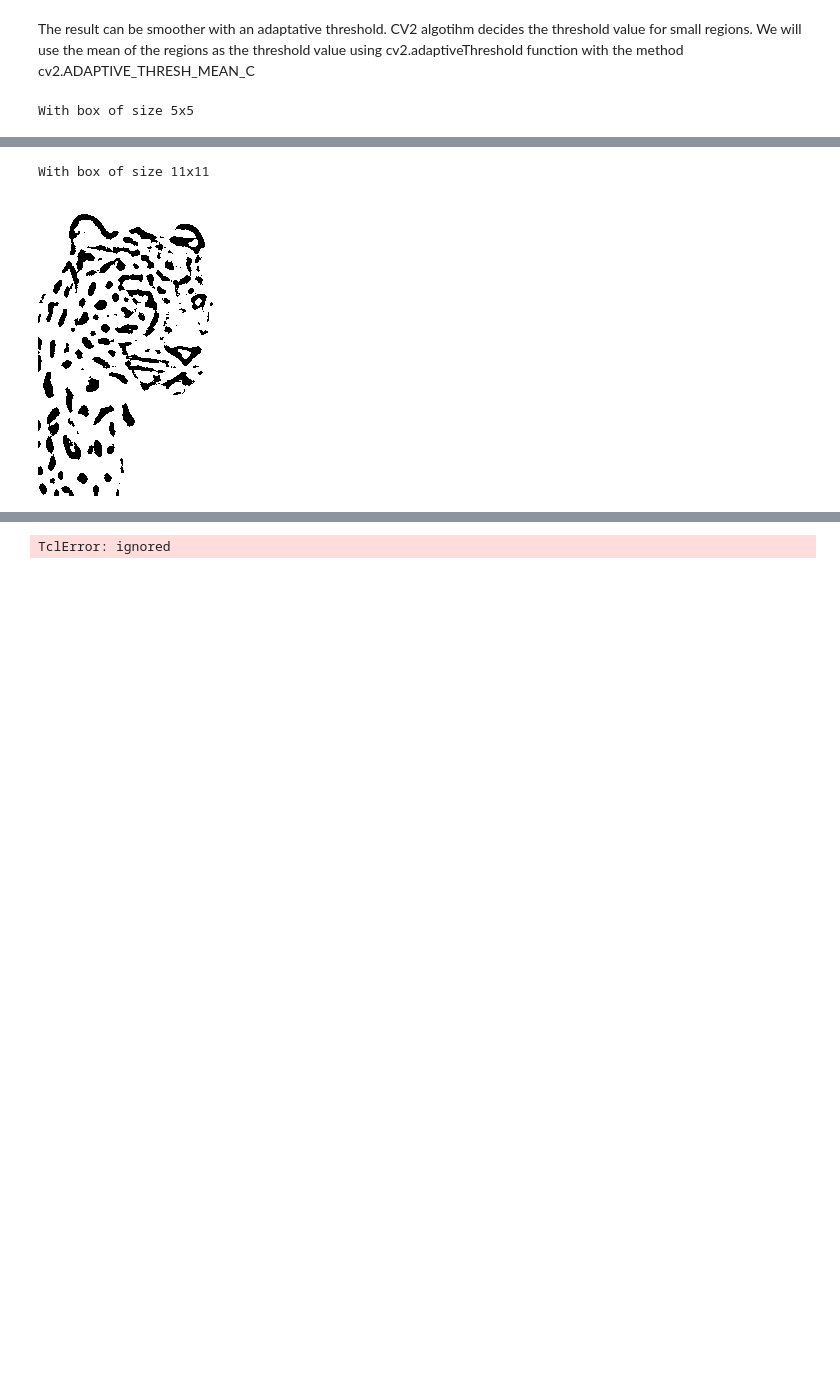
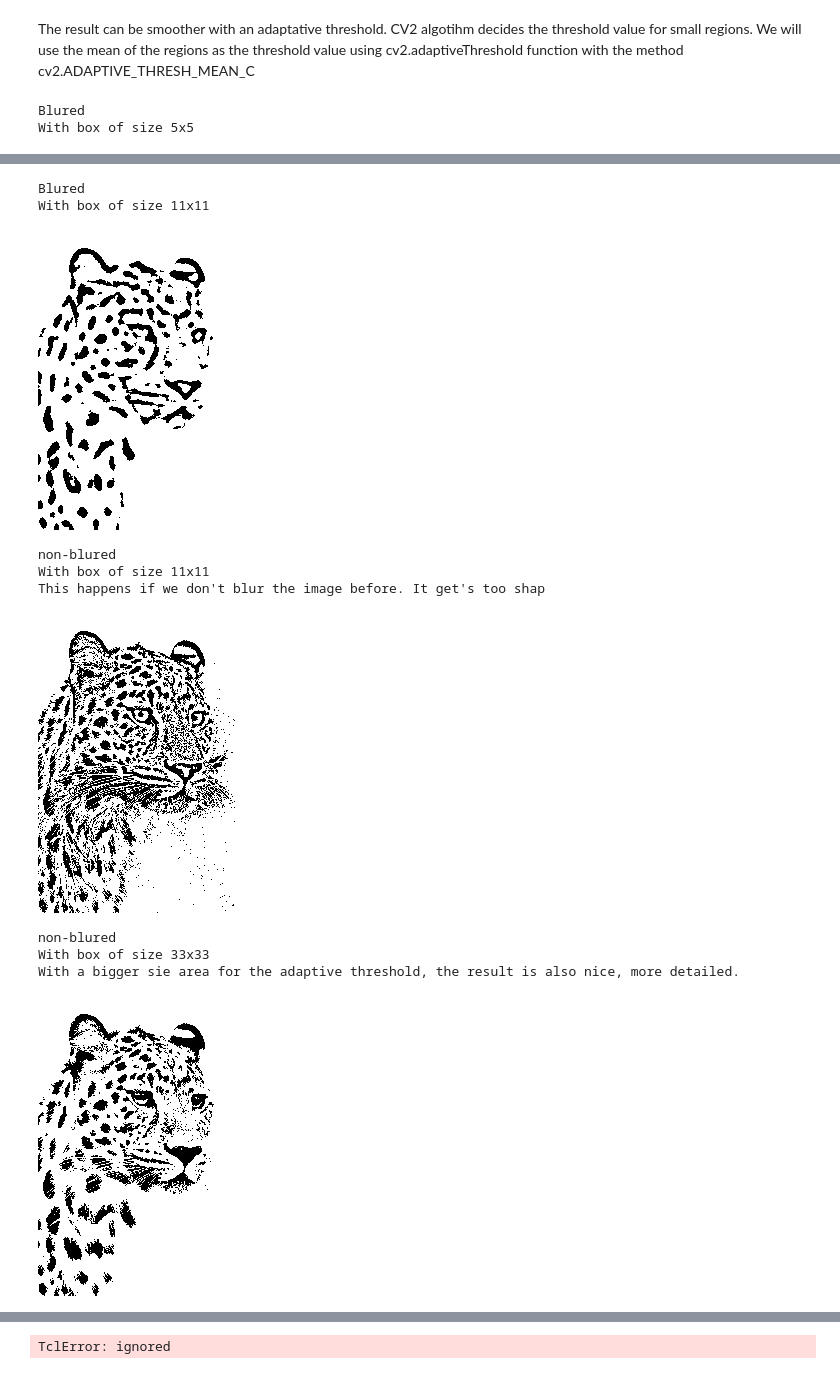
Before and after one commit to camilodlt/rtidy-python, a Jupyter notebook: Cartoon_project.ipynb, the cells around one changed output, grey strips where cells are left out. Cells and saved outputs as stored; diff of their text form; code cells hidden in the pictures; blank space fills up the shorter version.

```diff
--- a/Cartoon_project.ipynb
+++ b/Cartoon_project.ipynb
@@ -110,28 +110,65 @@ google_display(blured_1[1])
 The result can be smoother with an adaptative threshold. CV2 algotihm decides the threshold value for small regions. We will use the mean of the regions as the threshold value using cv2.adaptiveThreshold function with the method cv2.ADAPTIVE_THRESH_MEAN_C
 # %%
 # With box of size 5X5
+print("Blured")
 print("With box of size 5x5")
 edge = cv2.adaptiveThreshold(
     blured,
     255, # max value
     cv2.ADAPTIVE_THRESH_MEAN_C, # method
     cv2.THRESH_BINARY, # Threshold type
     5,5) # size of the area
 google_display(edge)
 
 # With box of size 11x11
+print("Blured")
 print("With box of size 11x11")
 edge = cv2.adaptiveThreshold(
     blured,
     255, # max value
     cv2.ADAPTIVE_THRESH_MEAN_C, # method
     cv2.THRESH_BINARY, # Threshold type
     11, 11) # size of the area
 google_display(edge)
+
+# With box of size 9x9
+print("non-blured")
+print("With box of size 11x11")
+print("This happens if we don't blur the image before. It get's too shap ")
+gray_edge = cv2.adaptiveThreshold(
+    gray,
+    255, # max value
+    cv2.ADAPTIVE_THRESH_MEAN_C, # method
+    cv2.THRESH_BINARY, # Threshold type
+    9, 9) # size of the area
+google_display(gray_edge)
+
+# With box of size 33x33
+print("non-blured")
+
+print("With box of size 33x33")
+print("With a bigger sie area for the adaptive threshold, the result is also nice, more detailed.")
+gray_edge = cv2.adaptiveThreshold(
+    gray,
+    255, # max value
+    cv2.ADAPTIVE_THRESH_MEAN_C, # method
+    cv2.THRESH_BINARY, # Threshold type
+    33, 33) # size of the area
+google_display(gray_edge)
 # %% [output]
+Blured
 With box of size 5x5
 [figure]
+Blured
 With box of size 11x11
 [figure]
+non-blured
+With box of size 11x11
+This happens if we don't blur the image before. It get's too shap
+[figure, added]
+non-blured
+With box of size 33x33
+With a bigger sie area for the adaptive threshold, the result is also nice, more detailed.
+[figure, added]
 # %%
 # Bilateral # Noise reduction
```
Also changed, not shown: parts of 2 cells of this notebook.
